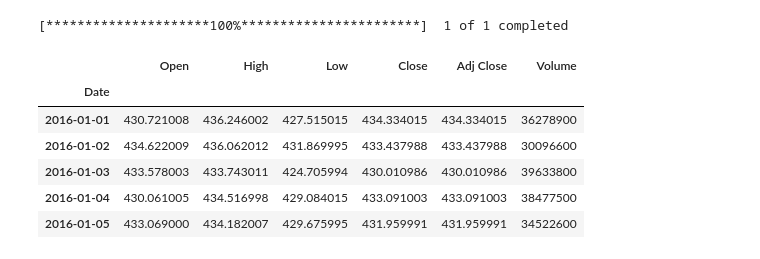
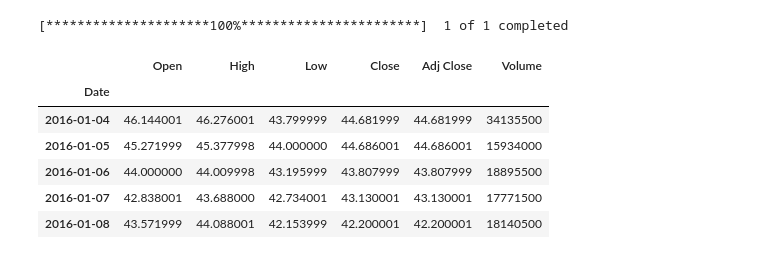
Before and after one commit to fabiomattes2016/previsor-btc-python, a Jupyter notebook: Bitcoin.ipynb, the cells around one changed output. Cells and saved outputs as stored; diff of their text form; code cells hidden in the pictures.

```diff
--- a/Bitcoin.ipynb
+++ b/Bitcoin.ipynb
@@ -48,7 +48,8 @@ from tensorflow.keras.models import Sequential
 from pandas_datareader import data as pdr
 # %%
 # Configurando as moedas
-crypto_currency = 'BTC'
+crypto_currency = ''
+action_name = 'TSLA'
 against_currency = 'USD'
 # %%
 # Definindo o intervalo de datas
@@ -57,17 +58,21 @@ end = dt.datetime.now()
 # %%
 # Pegando as informações
 yf.pdr_override()
-data = pdr.get_data_yahoo(f'{crypto_currency}-{against_currency}', start, end)
+if crypto_currency != "":
+  data = pdr.get_data_yahoo(f'{crypto_currency}-{against_currency}', start, end)
+else:
+  data = pdr.get_data_yahoo(f'{action_name}', start, end)
+
 data.head()
 # %% [output]
 [*********************100%***********************]  1 of 1 completed
 |  | Open | High | Low | Close | Adj Close | Volume |
 | Date |  |  |  |  |  |  |
-| 2016-01-01 | 430.721008 | 436.246002 | 427.515015 | 434.334015 | 434.334015 | 36278900 |
-| 2016-01-02 | 434.622009 | 436.062012 | 431.869995 | 433.437988 | 433.437988 | 30096600 |
-| 2016-01-03 | 433.578003 | 433.743011 | 424.705994 | 430.010986 | 430.010986 | 39633800 |
-| 2016-01-04 | 430.061005 | 434.516998 | 429.084015 | 433.091003 | 433.091003 | 38477500 |
-| 2016-01-05 | 433.069000 | 434.182007 | 429.675995 | 431.959991 | 431.959991 | 34522600 |
+| 2016-01-04 | 46.144001 | 46.276001 | 43.799999 | 44.681999 | 44.681999 | 34135500 |
+| 2016-01-05 | 45.271999 | 45.377998 | 44.000000 | 44.686001 | 44.686001 | 15934000 |
+| 2016-01-06 | 44.000000 | 44.009998 | 43.195999 | 43.807999 | 43.807999 | 18895500 |
+| 2016-01-07 | 42.838001 | 43.688000 | 42.734001 | 43.130001 | 43.130001 | 17771500 |
+| 2016-01-08 | 43.571999 | 44.088001 | 42.153999 | 42.200001 | 42.200001 | 18140500 |
 # %%
 # Preparando os dados
 scaler = MinMaxScaler(feature_range=(0,1))
```
Also changed, not shown: parts of 5 cells of this notebook.
